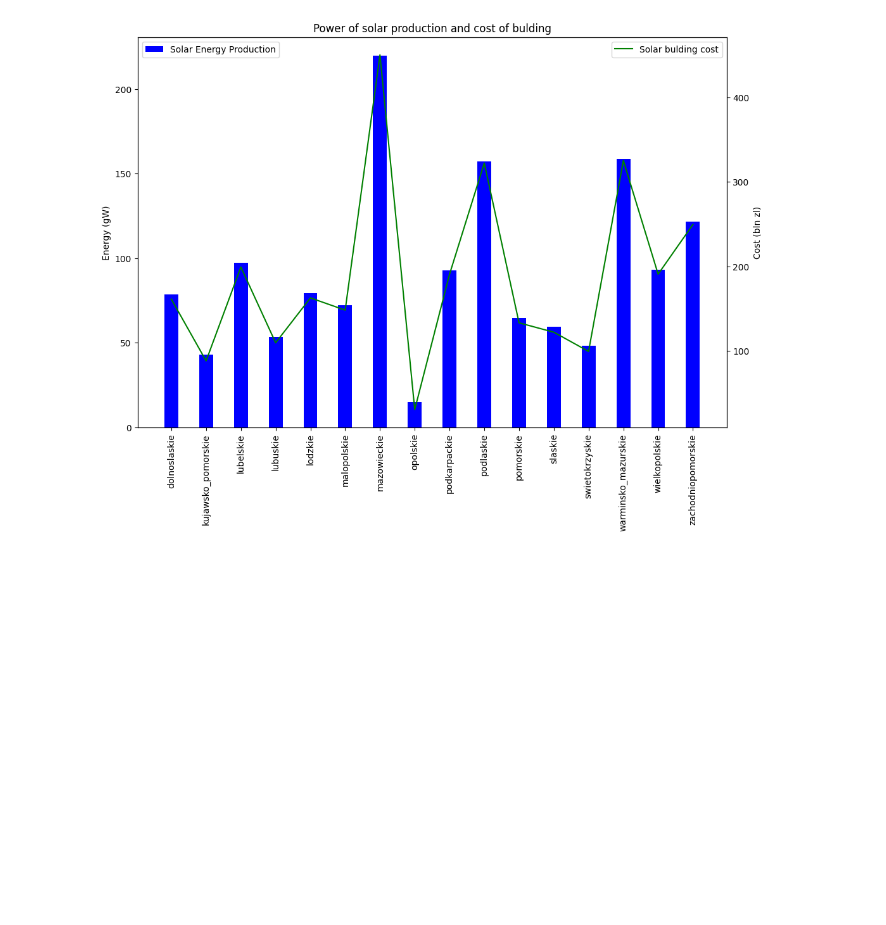
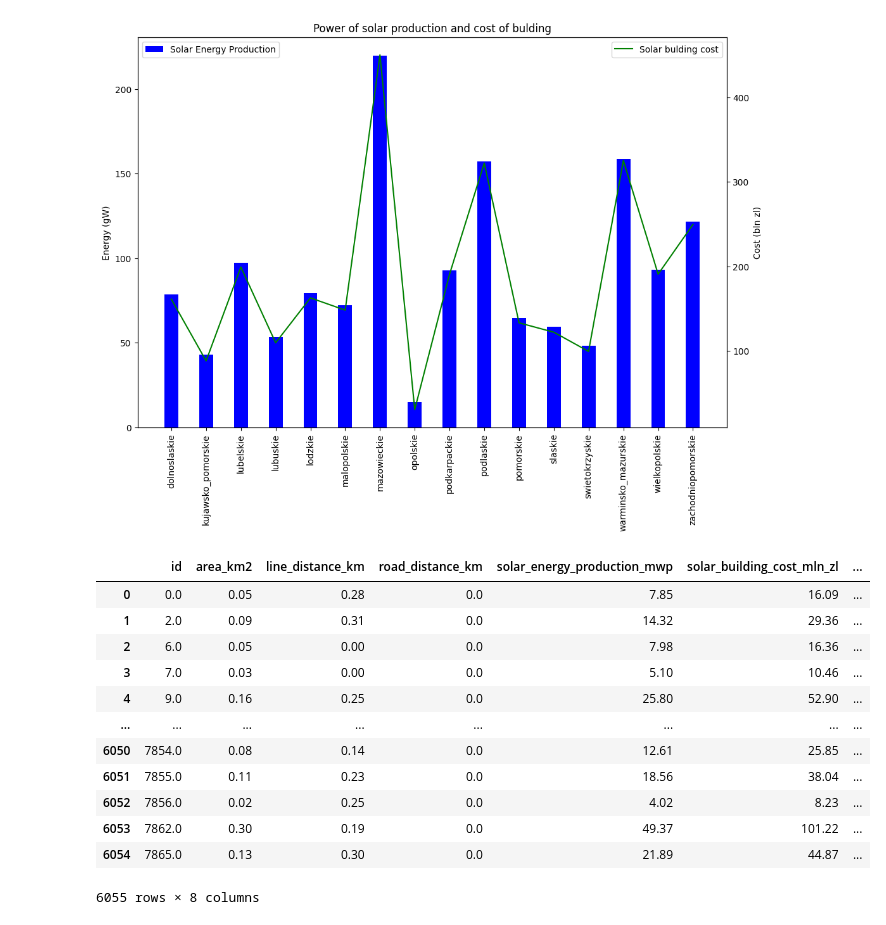
Before and after one commit to geoworldlook/Renewable_energy_optimum_location_function, a Jupyter notebook: Step_5_Analysis_Jupyter.ipynb, the cells around one changed output. Drawn from its saved outputs; the diff is of its cells as text; code cells hidden in the pictures; blank space fills up the shorter version.

```diff
--- a/Step_5_Analysis_Jupyter.ipynb
+++ b/Step_5_Analysis_Jupyter.ipynb
@@ -459,4 +459,57 @@ plt.show()
 # %% [output]
 [figure]
 # %%
-#analiza
+#analiza kosztów dla pojedynczych województw
+table_name = f"solar_radiation_photovoltaic_area_dolnoslaskie"
+    # select data in tables
+    #sum of multipe area in m^2 * amount of solar radiation in month [kW] * effective area (80%) * efficency change to [mW]
+        #koszt instalacji fotowoltaicznych
+    #żródło https://ieo.pl/pl/aktualnosci/1538-rynek-fotowoltaiki-w-polsce-2021
+    # Dla małych instalacji 50-500 kWp - 3,51 mln zł / MWp
+    # Dla farm fotowoltaicznych mniejszych niż 1 MWp - 2,63 mln zł / MWp
+    # Dla farm fotowoltaicznych większych niż 1 MWp - 2,05 mln zł / MWp KOSZTY W MLN
+    #Operacyjne koszty instalacji fotowoltaicznej o mocy 1 MW wynoszą mniej więcej 70 000 zł
+
+#wykorzystanie fstringa i join żeby nie pisać wszystkich miesiecy
+sum_columns = ' + '.join(months)
+
+query = (
+    f"SELECT "
+    f"id, "
+    f"area * 1e-6 as area_km2,"
+    f"line_dista * 1e-3 as line_distance_km,"
+    f"road_dista * 1e-3 as road_distance_km,"
+    f"area * {effective_solar_panel_area} * {efficiency} * 1e-3 AS solar_energy_production_mWp, "
+    f"CASE "
+    f"    WHEN area * {effective_solar_panel_area} * {efficiency} * 1e-3 < 0.5 THEN 3.51 * area * {effective_solar_panel_area} * {efficiency} * 1e-3 "
+    f"    WHEN area * {effective_solar_panel_area} * {efficiency} * 1e-3 <= 1 THEN 2.63 * area * {effective_solar_panel_area} * {efficiency} * 1e-3 "
+    f"    WHEN area * {effective_solar_panel_area} * {efficiency} * 1e-3 > 1 THEN 2.05 * area * {effective_solar_panel_area} * {efficiency} * 1e-3 "
+    f"    ELSE 0 "
+    f"END AS solar_building_cost_mln_zl, "
+    f"((SELECT MAX(value) FROM (SELECT {sum_columns} AS value FROM {table_name}) subquery) - ({sum_columns})) * (area * {effective_solar_panel_area} * {efficiency}) * -1e-3 AS energy_production_by_year_mW, " # obliczenie
+    # róznicy między obszarami o największym naslonecznieniu w województwie, ponieważ może być bardziej opłacalne budowanie w tym obszarze
+    # i obliczenie ile wiecej pradu wyprodukuje dany obszar [mW]. Parametr będzie miał wartość ujemne dla obszarów o mniejszej produkcji prądu przez rok w oparciu o dozwoloną powierzchnie i warunki nasłonecznienia. 0 najlepiej, wieksze 1 to gorzej x tym
+    f"((SELECT MAX(value) FROM (SELECT {sum_columns} AS value FROM {table_name}) subquery) - ({sum_columns})) * - 1 AS solar_radiation_difference_kw "
+    f"FROM {table_name}"
+)
+
+    # result to pandas
+result_df = pd.read_sql(query, conn)
+result_df
+
+#syntetyczny wskaźnik dla odległosci dróg i linii energetycznych na podstawie którego będziemy tworzyć wagi i na tej podstawie obliczymy optymalne wartośći
+# i wybierzemy najlepszy stosunek ceny/powierzchni/do produkcji elektycznej w danym miejscu tzn uzyjemy sumy energii dla danego poligonu
+# %% [output]
+|  | id | area_km2 | line_distance_km | road_distance_km | solar_energy_production_mwp | solar_building_cost_mln_zl | ... |
+| 0 | 0.0 | 0.05 | 0.28 | 0.0 | 7.85 | 16.09 | ... |
+| 1 | 2.0 | 0.09 | 0.31 | 0.0 | 14.32 | 29.36 | ... |
+| 2 | 6.0 | 0.05 | 0.00 | 0.0 | 7.98 | 16.36 | ... |
+| 3 | 7.0 | 0.03 | 0.00 | 0.0 | 5.10 | 10.46 | ... |
+| 4 | 9.0 | 0.16 | 0.25 | 0.0 | 25.80 | 52.90 | ... |
+| ... | ... | ... | ... | ... | ... | ... | ... |
+| 6050 | 7854.0 | 0.08 | 0.14 | 0.0 | 12.61 | 25.85 | ... |
+| 6051 | 7855.0 | 0.11 | 0.23 | 0.0 | 18.56 | 38.04 | ... |
+| 6052 | 7856.0 | 0.02 | 0.25 | 0.0 | 4.02 | 8.23 | ... |
+| 6053 | 7862.0 | 0.30 | 0.19 | 0.0 | 49.37 | 101.22 | ... |
+| 6054 | 7865.0 | 0.13 | 0.30 | 0.0 | 21.89 | 44.87 | ... |
+6055 rows × 8 columns
```
Also changed, not shown: parts of 2 cells of this notebook.
